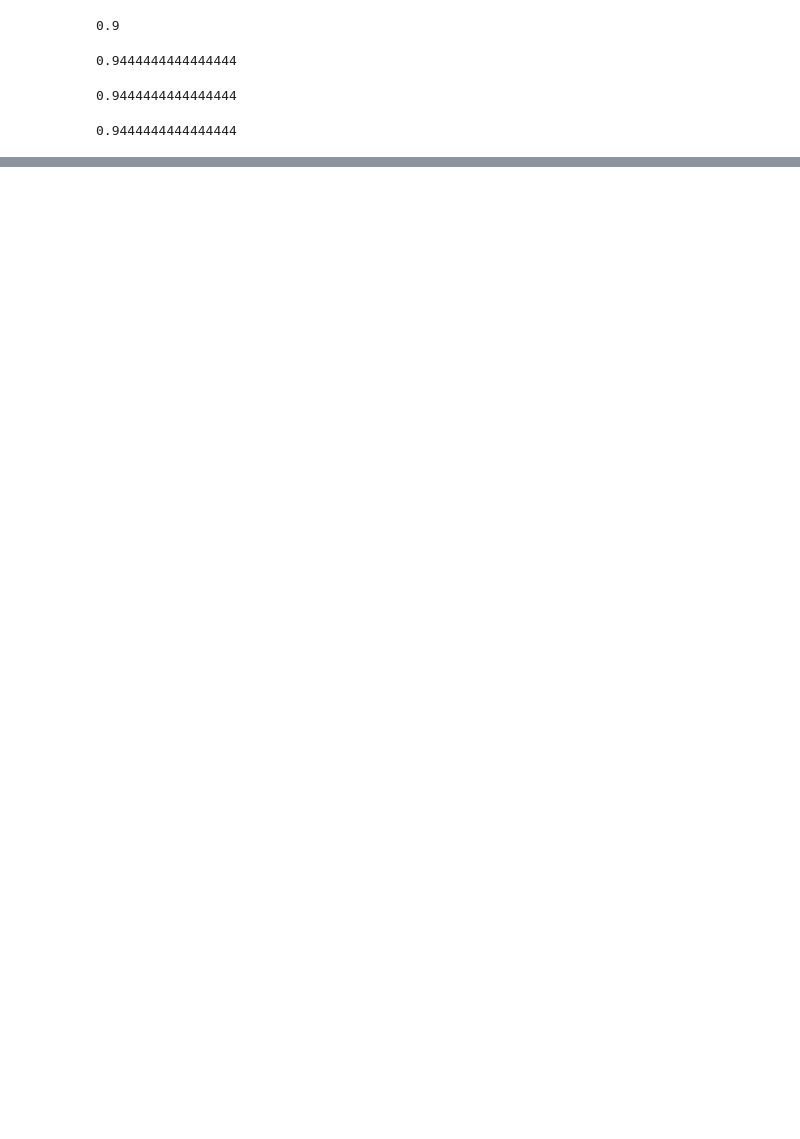
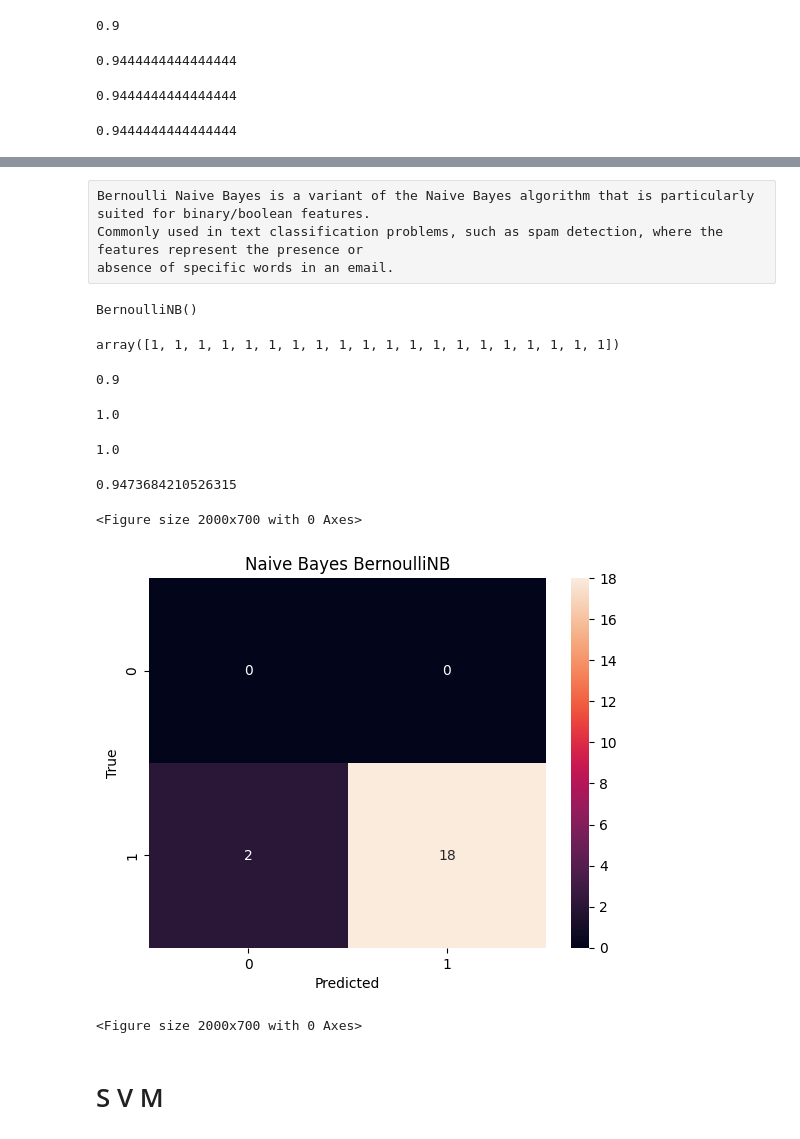
Before and after one commit to vipinv69/Parkinsons-Disease-Prediction, a Jupyter notebook: Parkinson_Prediction_Project_IPCS.ipynb, the cells around one changed output, grey strips where cells are left out. Drawn from its saved outputs; the diff is of its cells as text; code cells hidden in the pictures; blank space fills up the shorter version.

```diff
--- a/Parkinson_Prediction_Project_IPCS.ipynb
+++ b/Parkinson_Prediction_Project_IPCS.ipynb
@@ -378,0 +414,48 @@ nbg.fit(x_train,y_train)
+# %% [raw]
+Bernoulli Naive Bayes is a variant of the Naive Bayes algorithm that is particularly suited for binary/boolean features.
+Commonly used in text classification problems, such as spam detection, where the features represent the presence or
+absence of specific words in an email.
+# %%
+from sklearn.naive_bayes import BernoulliNB
+nbb=BernoulliNB()
+nbb.fit(x_train,y_train)
+# %% [output]
+BernoulliNB()
+# %%
+nbbp=nbb.predict(x_test)
+nbbp
+# %% [output]
+array([1, 1, 1, 1, 1, 1, 1, 1, 1, 1, 1, 1, 1, 1, 1, 1, 1, 1, 1, 1])
+# %%
+nbbs=nbb.score(x_test,y_test)
+nbbs
+# %% [output]
+0.9
+# %%
+ps=precision_score(nbbp,y_test)
+ps
+# %% [output]
+1.0
+# %%
+re=recall_score(y_test,nbbp)
+re
+# %% [output]
+1.0
+# %%
+fs=f1_score(y_test,nbbp)
+fs
+# %% [output]
+0.9473684210526315
+# %%
+cm=confusion_matrix(nbbp,y_test)
+sn.heatmap(cm,annot=True)
+plt.title('Naive Bayes BernoulliNB')
+plt.xlabel('Predicted')
+plt.ylabel('True')
+plt.figure(figsize=(20,7))
+# %% [output]
+<Figure size 2000x700 with 0 Axes>
+[figure, added]
+<Figure size 2000x700 with 0 Axes>
+# %% [markdown]
+# S V M
```
Also changed, not shown: parts of 44 cells of this notebook.
